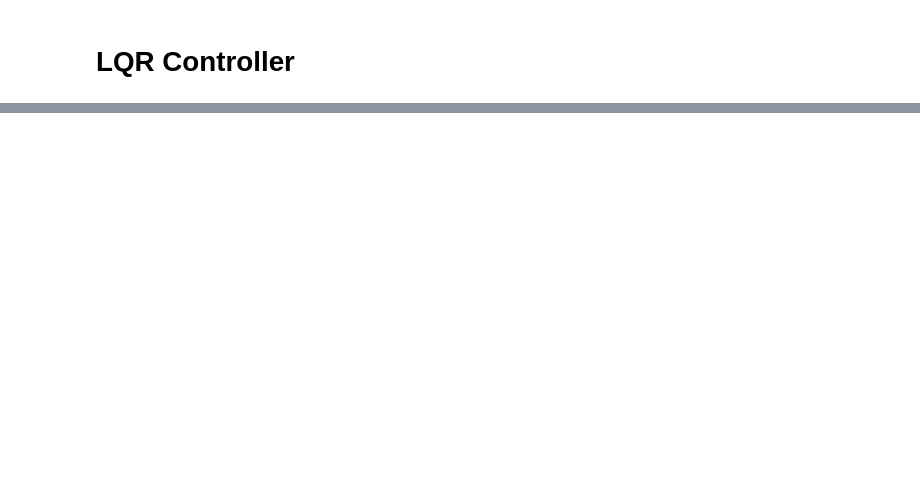
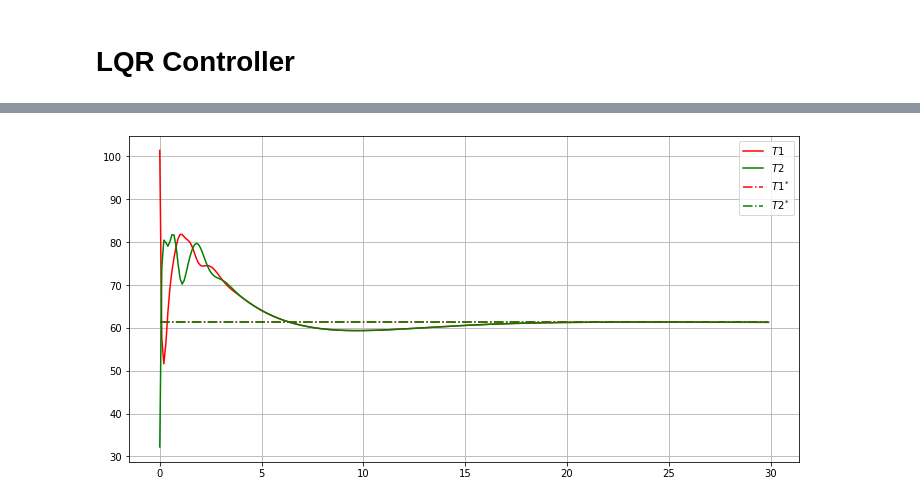
Before and after one commit to PeiChenWu/AA203_Final_Project, a Jupyter notebook: LQR.ipynb, the cells around one changed output, grey strips where cells are left out. Drawn from its saved outputs; the diff is of its cells as text; code cells hidden in the pictures; blank space fills up the shorter version.

```diff
--- a/LQR.ipynb
+++ b/LQR.ipynb
@@ -72,3 +77,4 @@ for s2_0 in s2_init_list:
 # %%
 s2_t = s2_t_list[0]
+u_t = u_t_list[0]
 animate_planar_quad_with_inverted_pendulum(t, s2_t[:,0], s2_t[:,1], s2_t[:,2], s2_t[:,3], display_in_notebook=True)
@@ -98,0 +125,14 @@ plt.show() #this says display the info here
+# %%
+#Now plot the control vs time
+fig = plt.figure(figsize = (12, 6))
+ax = fig.add_subplot(111, autoscale_on=True) #if you want to strictly set the bounds
+ax.grid() #this allows us to see the grid
+ax.plot(t[:-1],u_t[:-1,0],'r',label='$T1$') #Note: when using latex in legends, use double instead of single '\' for variables
+ax.plot(t[:-1],u_t[:-1,1],'g',label='$T2$') #Note: when using latex in legends, use double instead of single '\' for variables
+ax.plot(t[:-1],u_star[0]*np.ones_like(t[:-1]),'-.r',label='$T1^*$') #Note: when using latex in legends, use double instead of single '\' for variables
+ax.plot(t[:-1],u_star[0]*np.ones_like(t[:-1]),'-.g',label='$T2^*$') #Note: when using latex in legends, use double instead of single '\' for variables
+ax.legend() #show the legend
+
+plt.show() #this says display the info here
+# %% [output]
+[figure, added]
```
Also changed, not shown: parts of 11 cells of this notebook.
